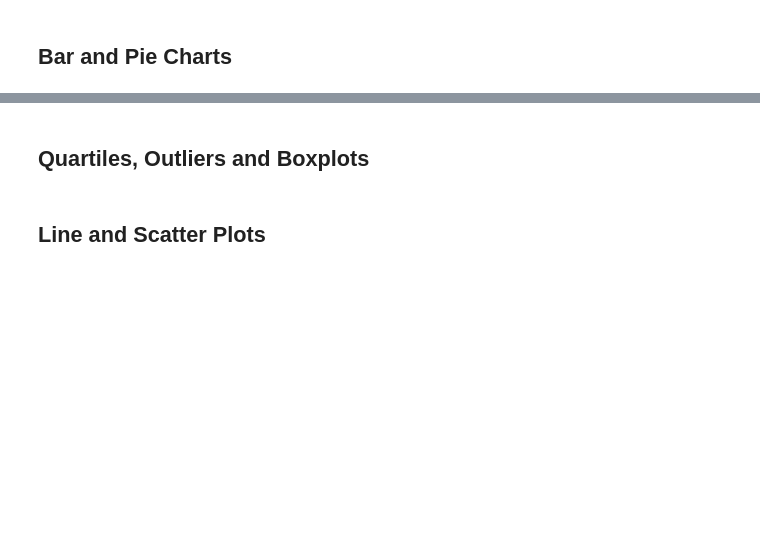
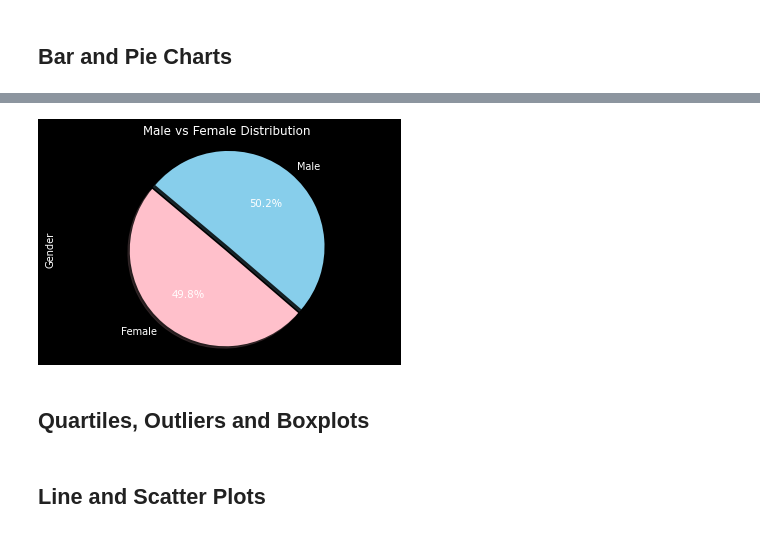
Before and after one commit to cheyroseflammer/pharmaceutical-analysis, a Jupyter notebook: pharmaceutical-analysis/pymaceuticals_starter.ipynb, the cells around one changed output, grey strips where cells are left out. Drawn from its saved outputs; the diff is of its cells as text; code cells hidden in the pictures; blank space fills up the shorter version.

```diff
--- a/pharmaceutical-analysis/pymaceuticals_starter.ipynb
+++ b/pharmaceutical-analysis/pymaceuticals_starter.ipynb
@@ -134,3 +182,21 @@ Name: Tumor Volume (mm3), dtype: float64
+# %%
+# Generate a pie plot showing the distribution of female versus male mice using pyplot
+gender = ["Female", "Male"]
+colors = ["pink","skyblue"]
+explode = (0.05,0)
+# Plot with matplotlib
+plt.pie(gender_df, explode=explode, labels=gender, colors=colors,
+        autopct="%1.1f%%", shadow=True, startangle=140)
+# Plot title
+plt.title('Male vs Female Distribution')
+# Plot y-label
+plt.ylabel('Gender')
+# Make plot round
+plt.axis('equal')
+# Show plot
+plt.show()
+# %% [output]
+[figure, added]
 # %% [markdown]
 ## Quartiles, Outliers and Boxplots
 # %%
```
Also changed, not shown: parts of 6 cells of this notebook.
